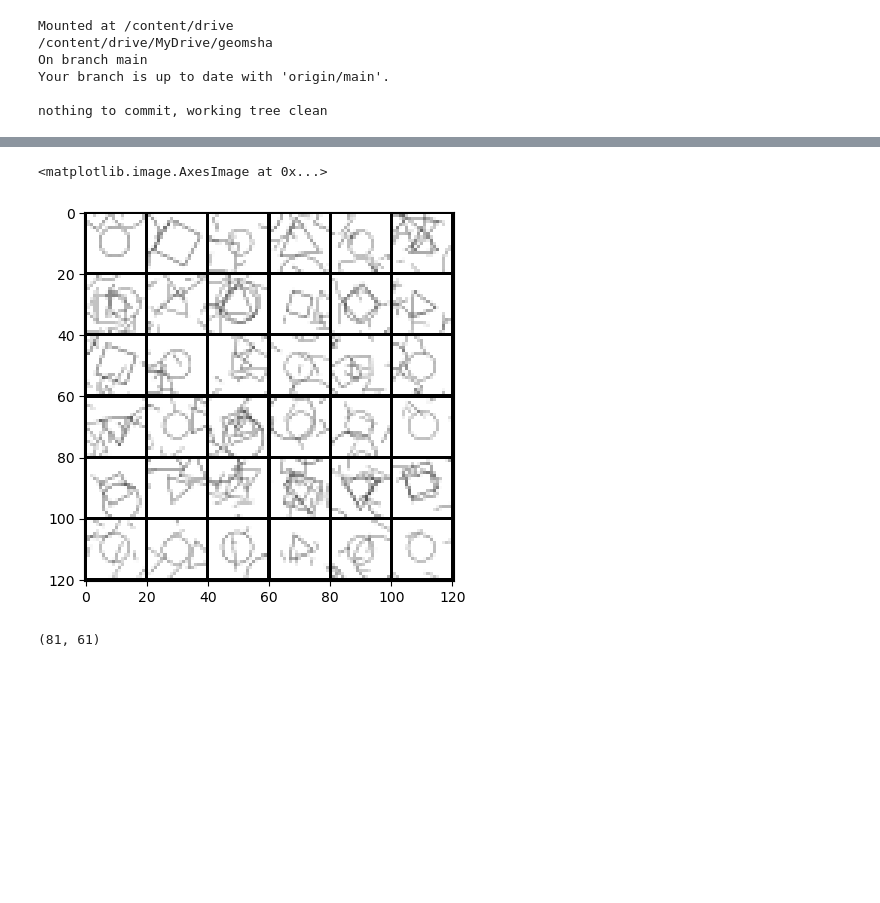
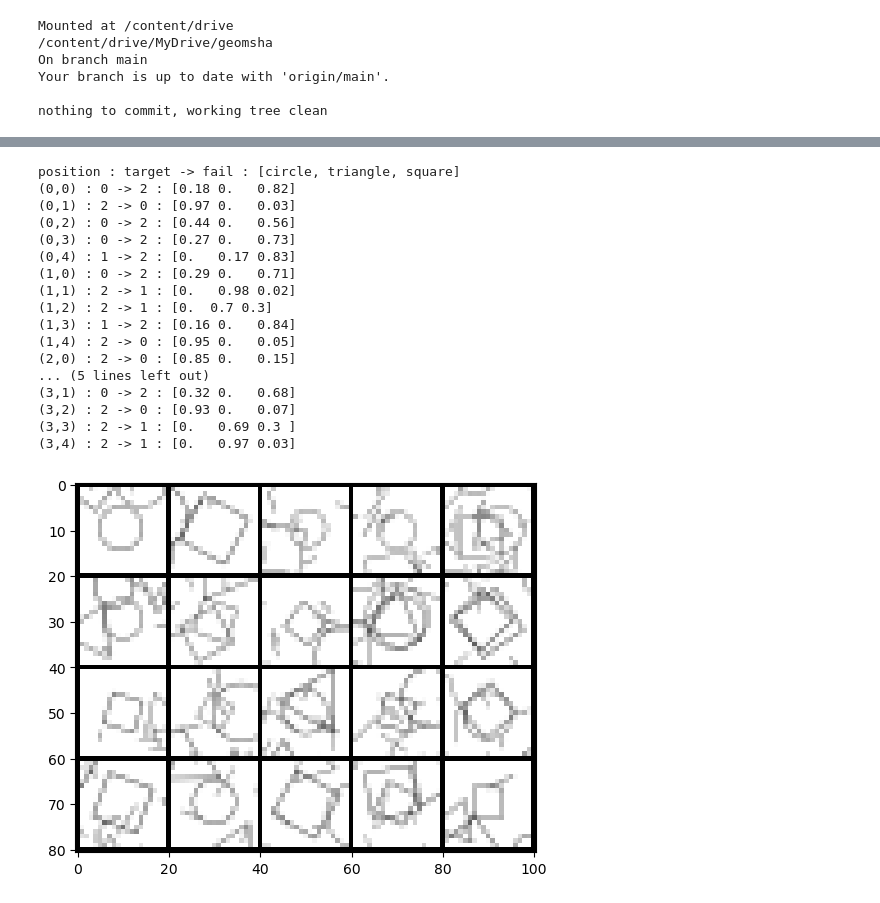
Before and after one commit to riesenn/geomsha, a Jupyter notebook: geomsha_m3_neural.ipynb, the cells around one changed output, grey strips where cells are left out. Saved outputs shown, nothing was run; the diff lists cells and outputs as text; code cells hidden in the pictures; blank space fills up the shorter version.

Commit message:
list failed predictions

```diff
--- a/geomsha_m3_neural.ipynb
+++ b/geomsha_m3_neural.ipynb
@@ -129,17 +124,25 @@ wrong_pred = np.not_equal(labels_pred,test_labels)
 # %%
-img_wrong = test_images[wrong_pred]
-lbs_wrong = labels_pred[wrong_pred]
-img_show = (6,6)
+pred = model.predict(test_images, batch_size=128)
+pred_labels = np.argmax(pred,1)
+
+fail = np.not_equal(pred_labels,test_labels)
+fail_images = test_images[fail]
+target_labels = test_labels[fail]
+fail_labels = pred_labels[fail]
+fail_pred = np.around(pred[fail],2)
+
 img_size = len(images[0])
+img_grid = (4,5)
+num_grid = img_grid[0]*img_grid[1]
 
-details = np.zeros((1+(img_size+1)*img_show[0],1+(img_size+1)*img_show[1]))
+plot = np.zeros((1+(img_size+1)*img_grid[0],1+(img_size+1)*img_grid[1]))
 
-for i, s in enumerate(img_wrong[:img_show[0]*img_show[1]]):
-    x = i//img_show[1]
-    y = i%img_show[1]
-    details[1+(img_size+1)*x:1+(img_size+1)*x+img_size,1+(img_size+1)*y:1+(img_size+1)*y+img_size] = s
+for i, f in enumerate(fail_images[:num_grid]):
+    x = i//img_grid[1]
+    y = i%img_grid[1]
+    plot[1+(img_size+1)*x:1+(img_size+1)*x+img_size,1+(img_size+1)*y:1+(img_size+1)*y+img_size] = f
 
-fig = plt.figure(figsize=details.shape,dpi=1)
-fig.figimage(details, cmap='gray')
-fig.savefig('data/tmp_details.png')
+fig = plt.figure(figsize=(plot.shape[1],plot.shape[0]),dpi=1)
+fig.figimage(plot, cmap='gray')
+fig.savefig('data/tmp_fails.png')
 # %% [output]
@@ -147,9 +151,28 @@ fig.savefig('data/tmp_details.png')
-# %%
-plt.imshow(mpimg.imread('data/tmp_details.png'))
-# %% [output]
-<matplotlib.image.AxesImage at 0x...>
-[figure, removed]
-# %%
-details.shape
-# %% [output]
-(81, 61)
+# %%
+plt.imshow(mpimg.imread('data/tmp_fails.png'))
+
+print("position : target -> fail : [circle, triangle, square]")
+
+for i in range(num_grid):
+    x = i//img_grid[1]
+    y = i%img_grid[1]
+    print(f"({x},{y}) : {target_labels[i]} -> {fail_labels[i]} : {fail_pred[i]}")
+# %% [output]
+position : target -> fail : [circle, triangle, square]
+(0,0) : 0 -> 2 : [0.18 0.   0.82]
+(0,1) : 2 -> 0 : [0.97 0.   0.03]
+(0,2) : 0 -> 2 : [0.44 0.   0.56]
+(0,3) : 0 -> 2 : [0.27 0.   0.73]
+(0,4) : 1 -> 2 : [0.   0.17 0.83]
+(1,0) : 0 -> 2 : [0.29 0.   0.71]
+(1,1) : 2 -> 1 : [0.   0.98 0.02]
+(1,2) : 2 -> 1 : [0.  0.7 0.3]
+(1,3) : 1 -> 2 : [0.16 0.   0.84]
+(1,4) : 2 -> 0 : [0.95 0.   0.05]
+(2,0) : 2 -> 0 : [0.85 0.   0.15]
+... (5 lines left out)
+(3,1) : 0 -> 2 : [0.32 0.   0.68]
+(3,2) : 2 -> 0 : [0.93 0.   0.07]
+(3,3) : 2 -> 1 : [0.   0.69 0.3 ]
+(3,4) : 2 -> 1 : [0.   0.97 0.03]
+[figure, added]
```
Also changed, not shown: parts of 7 cells of this notebook.
